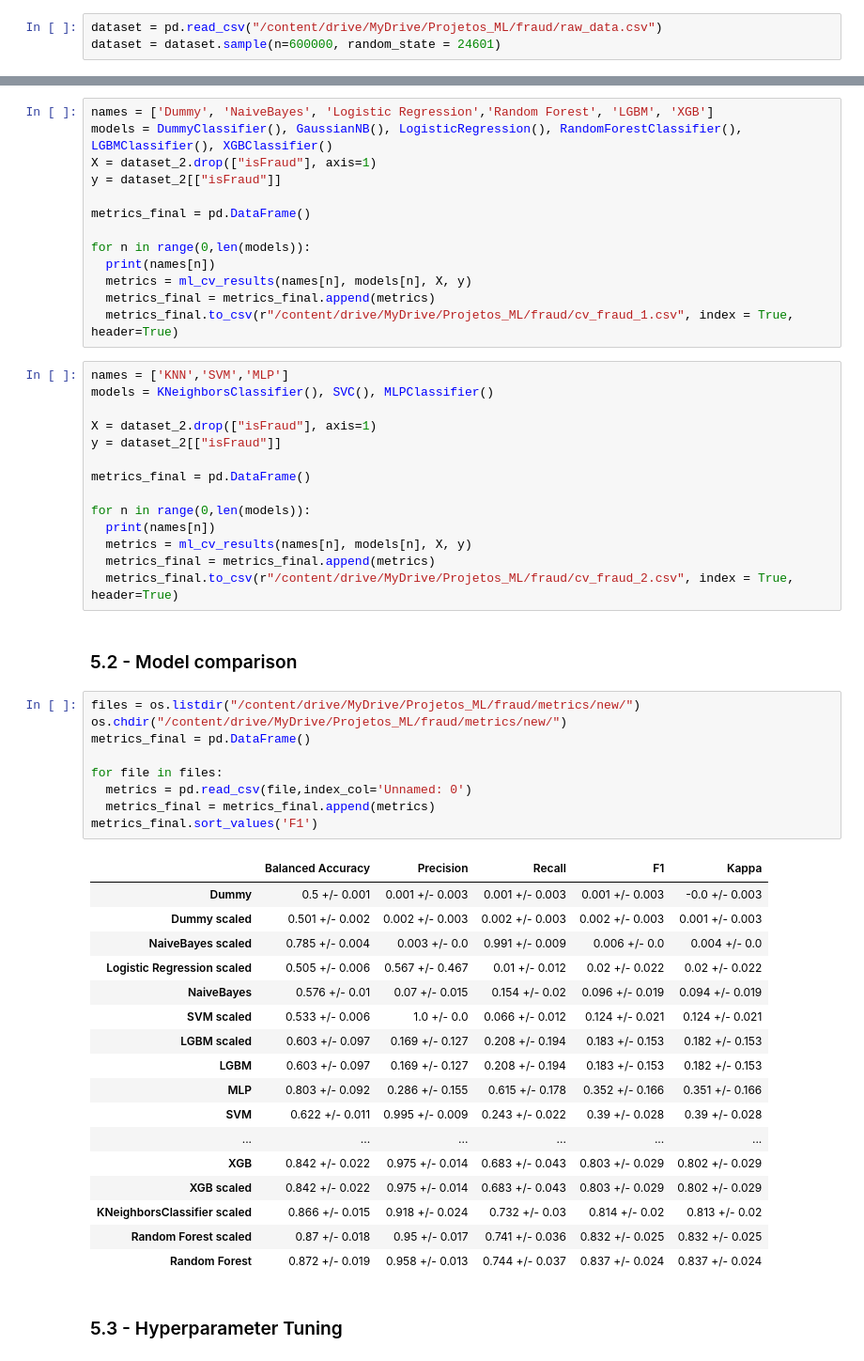
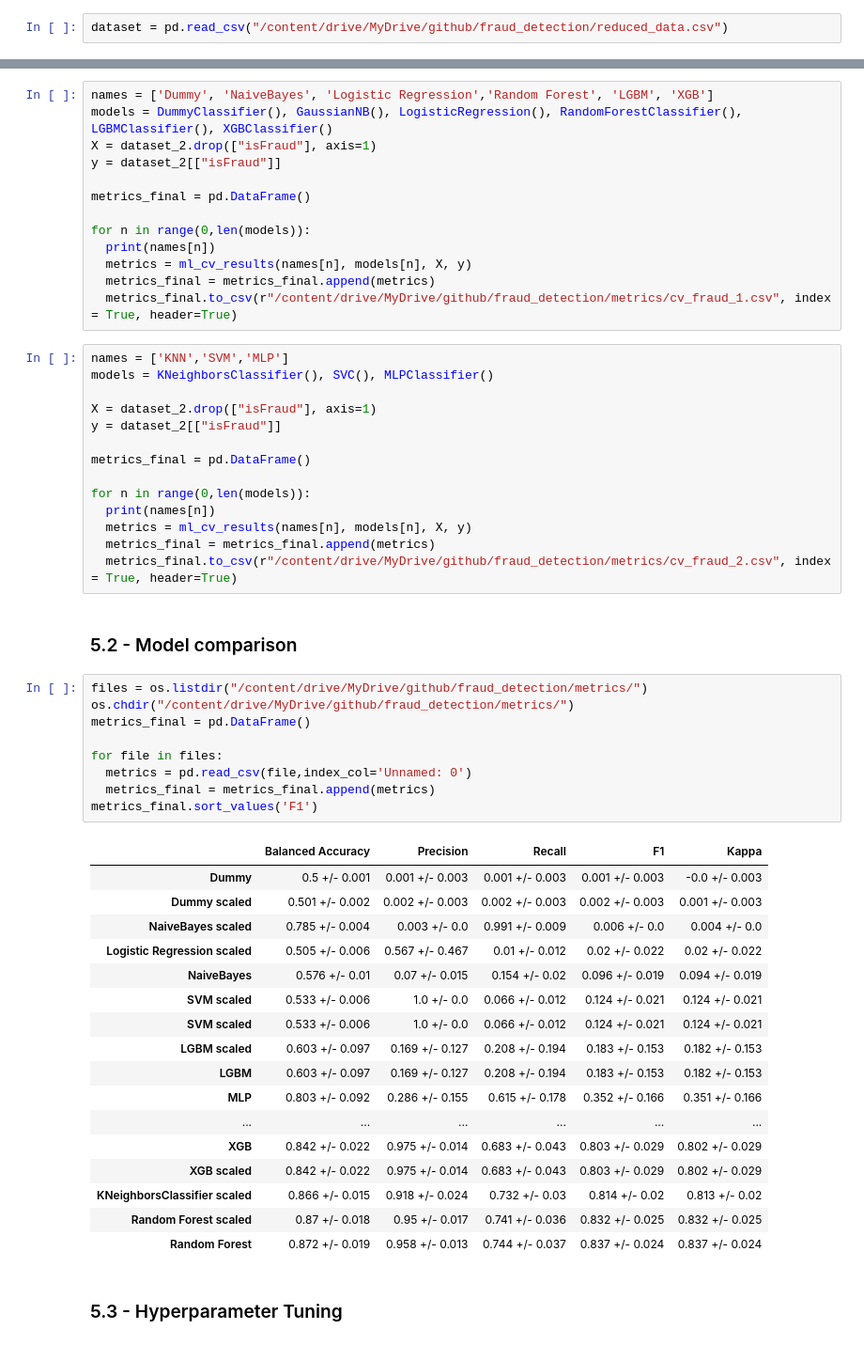
Before and after one commit to felipebita/fraud_detection, a Jupyter notebook: notebook/ml_functions.ipynb, the cells around one changed output, grey strips where cells are left out. Shown at 94% size. Saved outputs shown, nothing was run; the diff lists cells and outputs as text.

```diff
--- a/notebook/ml_functions.ipynb
+++ b/notebook/ml_functions.ipynb
@@ -161,6 +169,5 @@ def ml_cv_results(model_name, model, x, y, verbose=1):
 # %%
-dataset = pd.read_csv("/content/drive/MyDrive/Projetos_ML/fraud/raw_data.csv")
-dataset = dataset.sample(n=600000, random_state = 24601)
+dataset = pd.read_csv("/content/drive/MyDrive/github/fraud_detection/reduced_data.csv")
 # %%
 dataset.head()
 # %% [output]
@@ -324,7 +331,7 @@ for n in range(0,len(models)):
   print(names[n])
   metrics = ml_cv_results(names[n], models[n], X, y)
   metrics_final = metrics_final.append(metrics)
-  metrics_final.to_csv(r"/content/drive/MyDrive/Projetos_ML/fraud/cv_fraud_1.csv", index = True, header=True)
+  metrics_final.to_csv(r"/content/drive/MyDrive/github/fraud_detection/metrics/cv_fraud_1.csv", index = True, header=True)
 # %%
 names = ['KNN','SVM','MLP']
 models = KNeighborsClassifier(), SVC(), MLPClassifier()
@@ -338,30 +345,30 @@ for n in range(0,len(models)):
   print(names[n])
   metrics = ml_cv_results(names[n], models[n], X, y)
   metrics_final = metrics_final.append(metrics)
-  metrics_final.to_csv(r"/content/drive/MyDrive/Projetos_ML/fraud/cv_fraud_2.csv", index = True, header=True)
+  metrics_final.to_csv(r"/content/drive/MyDrive/github/fraud_detection/metrics/cv_fraud_2.csv", index = True, header=True)
 # %% [markdown]
 ### 5.2 - Model comparison
 # %%
-files = os.listdir("/content/drive/MyDrive/Projetos_ML/fraud/metrics/new/")
-os.chdir("/content/drive/MyDrive/Projetos_ML/fraud/metrics/new/")
+files = os.listdir("/content/drive/MyDrive/github/fraud_detection/metrics/")
+os.chdir("/content/drive/MyDrive/github/fraud_detection/metrics/")
 metrics_final = pd.DataFrame()
 
 for file in files:
   metrics = pd.read_csv(file,index_col='Unnamed: 0')
   metrics_final = metrics_final.append(metrics)
 metrics_final.sort_values('F1')
 # %% [output]
 |  | Balanced Accuracy | Precision | Recall | F1 | Kappa |
 | Dummy | 0.5 +/- 0.001 | 0.001 +/- 0.003 | 0.001 +/- 0.003 | 0.001 +/- 0.003 | -0.0 +/- 0.003 |
 | Dummy scaled | 0.501 +/- 0.002 | 0.002 +/- 0.003 | 0.002 +/- 0.003 | 0.002 +/- 0.003 | 0.001 +/- 0.003 |
 | NaiveBayes scaled | 0.785 +/- 0.004 | 0.003 +/- 0.0 | 0.991 +/- 0.009 | 0.006 +/- 0.0 | 0.004 +/- 0.0 |
 | Logistic Regression scaled | 0.505 +/- 0.006 | 0.567 +/- 0.467 | 0.01 +/- 0.012 | 0.02 +/- 0.022 | 0.02 +/- 0.022 |
 | NaiveBayes | 0.576 +/- 0.01 | 0.07 +/- 0.015 | 0.154 +/- 0.02 | 0.096 +/- 0.019 | 0.094 +/- 0.019 |
 | SVM scaled | 0.533 +/- 0.006 | 1.0 +/- 0.0 | 0.066 +/- 0.012 | 0.124 +/- 0.021 | 0.124 +/- 0.021 |
+| SVM scaled | 0.533 +/- 0.006 | 1.0 +/- 0.0 | 0.066 +/- 0.012 | 0.124 +/- 0.021 | 0.124 +/- 0.021 |
 | LGBM scaled | 0.603 +/- 0.097 | 0.169 +/- 0.127 | 0.208 +/- 0.194 | 0.183 +/- 0.153 | 0.182 +/- 0.153 |
 | LGBM | 0.603 +/- 0.097 | 0.169 +/- 0.127 | 0.208 +/- 0.194 | 0.183 +/- 0.153 | 0.182 +/- 0.153 |
 | MLP | 0.803 +/- 0.092 | 0.286 +/- 0.155 | 0.615 +/- 0.178 | 0.352 +/- 0.166 | 0.351 +/- 0.166 |
-| SVM | 0.622 +/- 0.011 | 0.995 +/- 0.009 | 0.243 +/- 0.022 | 0.39 +/- 0.028 | 0.39 +/- 0.028 |
 | ... | ... | ... | ... | ... | ... |
 | XGB | 0.842 +/- 0.022 | 0.975 +/- 0.014 | 0.683 +/- 0.043 | 0.803 +/- 0.029 | 0.802 +/- 0.029 |
 | XGB scaled | 0.842 +/- 0.022 | 0.975 +/- 0.014 | 0.683 +/- 0.043 | 0.803 +/- 0.029 | 0.802 +/- 0.029 |
```
Also changed, not shown: parts of 4 cells of this notebook, 3 other files.
